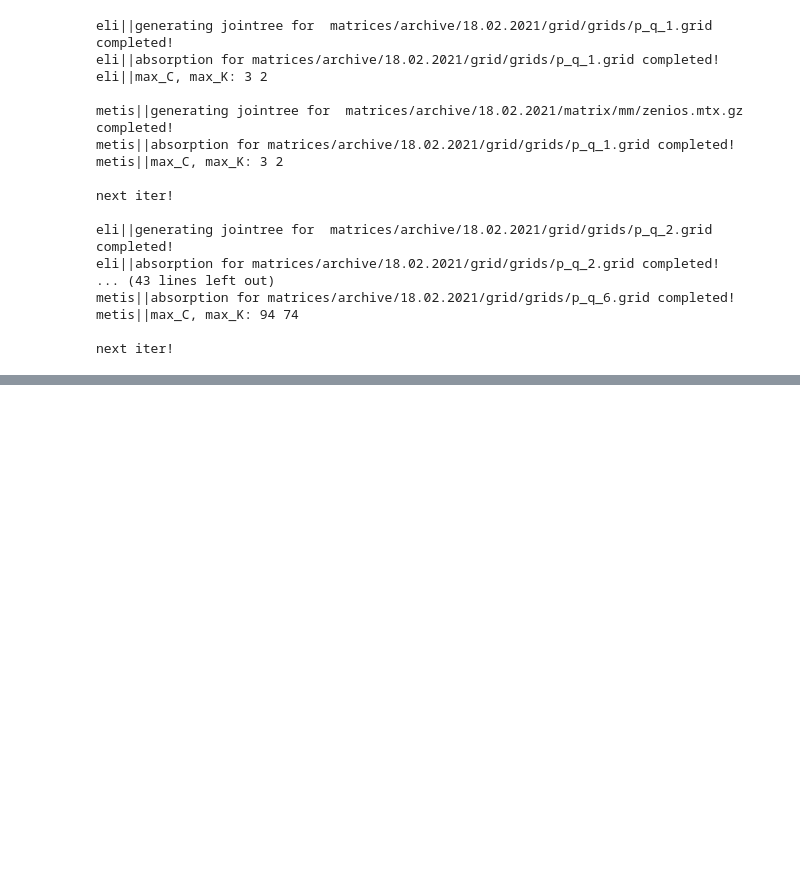
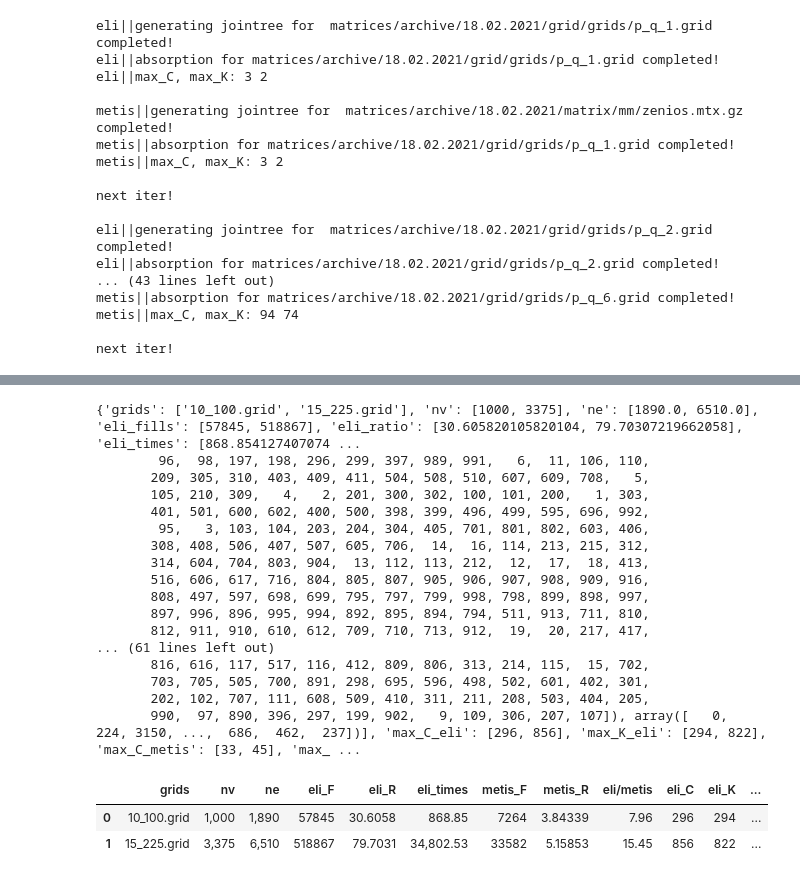
Before and after one commit to berylgithub/eli, a Jupyter notebook: main.ipynb, the cells around one changed output, grey strips where cells are left out. Saved outputs shown, nothing was run; the diff lists cells and outputs as text; code cells hidden in the pictures; blank space fills up the shorter version.

```diff
--- a/main.ipynb
+++ b/main.ipynb
@@ -932,3 +932,47 @@ np.sqrt(256)
+# %%
+#filepath = "matrices/grid/new_grid_data_25022021.jt.p"
+filepath = "matrices/grid/grid_data.p"
+with open(filepath, 'rb') as fp:
+    data = pickle.load(fp)
+    print(data)
+#data["grids"] = [str(int(np.sqrt(v)))+'_'+str(int(np.sqrt(v)))+".grid" for v in data["nv"]]
+df = pd.DataFrame.from_dict(data)
+df = df.drop(['e_order'], axis=1)
+df.rename({'eli_fills':'eli_F', 'eli_ratio':'eli_R', 'metis_fills':'metis_F', 'metis_ratio':'metis_R',
+           'max_C_eli': 'eli_C', 'max_K_eli': 'eli_K', 'max_C_metis':'metis_C', 'max_K_metis':'metis_K'}, axis=1, inplace=True)
+df = df.sort_values("nv")
+df.style.format({
+    'eli_ratio': '{:,.2f}'.format,
+    'eli_times': '{:,.2f}'.format,
+    'metis_ratio':'{:,.2f}'.format,
+    'eli/metis': '{:,.2f}'.format,
+    'ne': '{:,.0f}'.format,
+    'nv': '{:,.0f}'.format,
+    'eli_fills': '{:,.0f}'.format,
+    'metis_fills': '{:,.0f}'.format
+    #'B': '{:,.3f}'.format,
+})
+# %% [output]
+{'grids': ['10_100.grid', '15_225.grid'], 'nv': [1000, 3375], 'ne': [1890.0, 6510.0], 'eli_fills': [57845, 518867], 'eli_ratio': [30.605820105820104, 79.70307219662058], 'eli_times': [868.854127407074 ...
+        96,  98, 197, 198, 296, 299, 397, 989, 991,   6,  11, 106, 110,
+       209, 305, 310, 403, 409, 411, 504, 508, 510, 607, 609, 708,   5,
+       105, 210, 309,   4,   2, 201, 300, 302, 100, 101, 200,   1, 303,
+       401, 501, 600, 602, 400, 500, 398, 399, 496, 499, 595, 696, 992,
+        95,   3, 103, 104, 203, 204, 304, 405, 701, 801, 802, 603, 406,
+       308, 408, 506, 407, 507, 605, 706,  14,  16, 114, 213, 215, 312,
+       314, 604, 704, 803, 904,  13, 112, 113, 212,  12,  17,  18, 413,
+       516, 606, 617, 716, 804, 805, 807, 905, 906, 907, 908, 909, 916,
+       808, 497, 597, 698, 699, 795, 797, 799, 998, 798, 899, 898, 997,
+       897, 996, 896, 995, 994, 892, 895, 894, 794, 511, 913, 711, 810,
+       812, 911, 910, 610, 612, 709, 710, 713, 912,  19,  20, 217, 417,
+... (61 lines left out)
+       816, 616, 117, 517, 116, 412, 809, 806, 313, 214, 115,  15, 702,
+       703, 705, 505, 700, 891, 298, 695, 596, 498, 502, 601, 402, 301,
+       202, 102, 707, 111, 608, 509, 410, 311, 211, 208, 503, 404, 205,
+       990,  97, 890, 396, 297, 199, 902,   9, 109, 306, 207, 107]), array([   0,  224, 3150, ...,  686,  462,  237])], 'max_C_eli': [296, 856], 'max_K_eli': [294, 822], 'max_C_metis': [33, 45], 'max_ ...
+|  | grids | nv | ne | eli_F | eli_R | eli_times | metis_F | metis_R | eli/metis | eli_C | eli_K | ... |
+| 0 | 10_100.grid | 1,000 | 1,890 | 57845 | 30.6058 | 868.85 | 7264 | 3.84339 | 7.96 | 296 | 294 | ... |
+| 1 | 15_225.grid | 3,375 | 6,510 | 518867 | 79.7031 | 34,802.53 | 33582 | 5.15853 | 15.45 | 856 | 822 | ... |
 # %%
 '''print as ascii table'''
 ps = [5,25,2,5]
```
Also changed, not shown: parts of 3 cells of this notebook.
